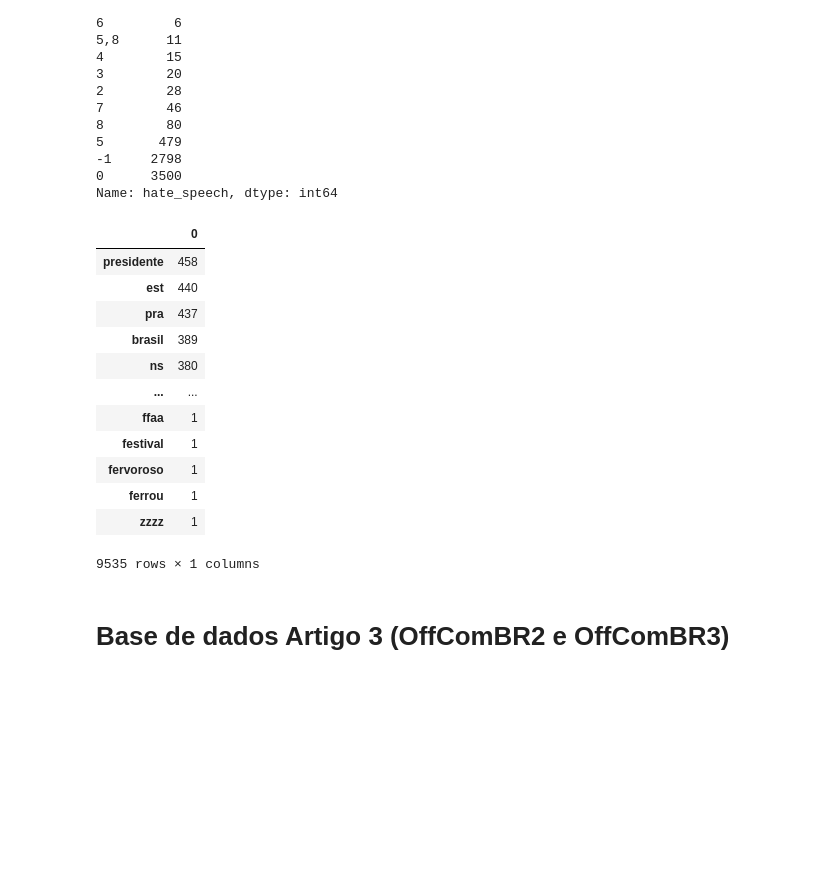
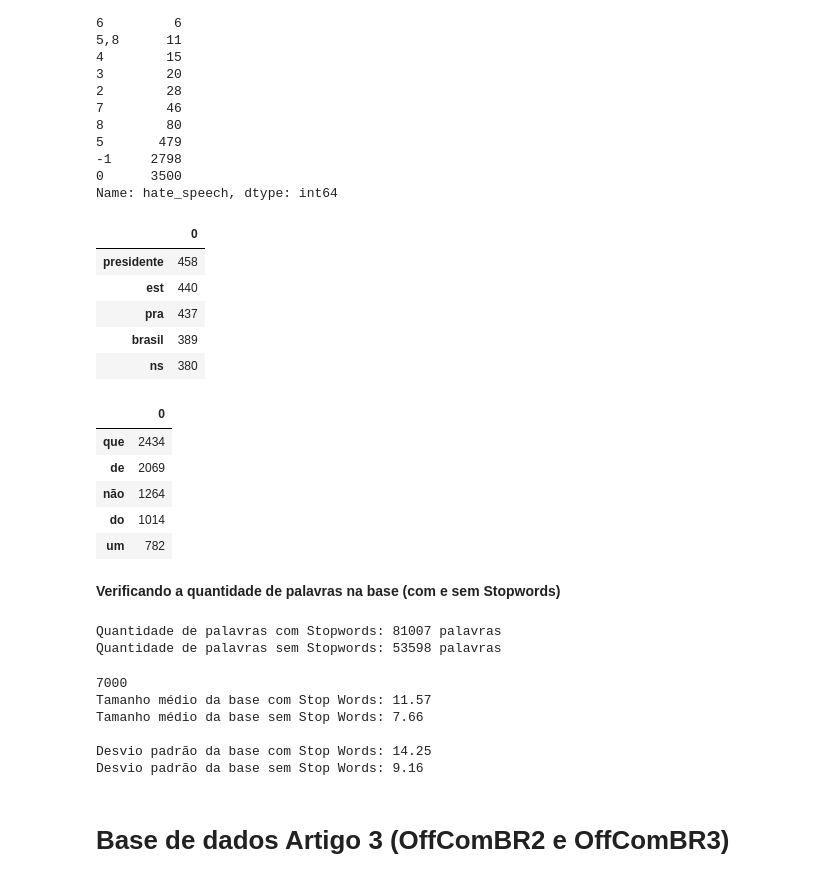
Before and after one commit to GGMmattos/GGMmattos, a Jupyter notebook: PIC_Construção_de_modelos_de_detecção_automática_de_linguagem_ofensiva_e_ou_de_ódio_em_língua_portuguesa_.ipynb, the cells around one changed output. Cells and saved outputs as stored; diff of their text form; code cells hidden in the pictures; blank space fills up the shorter version.

```diff
--- a/PIC_Construção_de_modelos_de_detecção_automática_de_linguagem_ofensiva_e_ou_de_ódio_em_língua_portuguesa_.ipynb
+++ b/PIC_Construção_de_modelos_de_detecção_automática_de_linguagem_ofensiva_e_ou_de_ódio_em_língua_portuguesa_.ipynb
@@ -312,7 +334,6 @@ for words in base_hatebr ['instagram_comments']:
   only_latters =re.sub("[^a-zA-Z]", " ", words) # somente letras
   tokens = nltk.word_tokenize(only_latters) # tokenize the sentence
   lower_case = [l.lower() for l in tokens] # converter all letters to low case
-  stop = ['user', 'rt', 'https']
   filtered_result = list(filter(lambda l: l not in stop_words and  l not in stop, lower_case)) # Remove stopwords from the comments
   comments.append(' '.join(filtered_result))
 # %%
@@ -321,18 +342,11 @@ co = CountVectorizer(ngram_range=(1,1))
 count = co.fit_transform(comments)
 important_unigrams =pd.DataFrame(count.sum(axis=0), columns=co.get_feature_names()).T.sort_values(0, ascending = False)
 # %%
-important_unigrams
+important_unigrams[:5]
 # %% [output]
 |  | 0 |
 | presidente | 458 |
 | est | 440 |
 | pra | 437 |
 | brasil | 389 |
 | ns | 380 |
-| ... | ... |
-| ffaa | 1 |
-| festival | 1 |
-| fervoroso | 1 |
-| ferrou | 1 |
-| zzzz | 1 |
-9535 rows × 1 columns
@@ -339,3 +358,52 @@ important_unigrams
+# %%
+important_unigrams[:5]
+# %% [output]
+|  | 0 |
+| que | 2434 |
+| de | 2069 |
+| não | 1264 |
+| do | 1014 |
+| um | 782 |
+# %% [markdown]
+**Verificando a quantidade de palavras na base (com e sem Stopwords)**
+# %%
+lista_quantidade_palavras_base_hatebr_com_sw = []
+quantidade_palavras_com_sw = 0
+for texto in base_hatebr ['instagram_comments']:
+  palavras = texto.split(' ')
+  lista_quantidade_palavras_base_hatebr_com_sw.append(len(palavras))
+  quantidade_palavras_com_sw += len(palavras)
+
+lista_quantidade_palavras_base_hatebr_sem_sw = []
+quantidade_palavras_sem_sw = 0
+for texto in comments:
+  palavras = texto.split(' ')
+  lista_quantidade_palavras_base_hatebr_sem_sw.append(len(palavras))
+  quantidade_palavras_sem_sw += len(palavras)
+
+
+print(f'Quantidade de palavras com Stopwords: {quantidade_palavras_com_sw} palavras')
+print(f'Quantidade de palavras sem Stopwords: {quantidade_palavras_sem_sw} palavras')
+# %% [output]
+Quantidade de palavras com Stopwords: 81007 palavras
+Quantidade de palavras sem Stopwords: 53598 palavras
+# %%
+tam_base = len(base_hatebr ['instagram_comments'])
+
+print(tam_base)
+
+print(f'Tamanho médio da base com Stop Words: {round(quantidade_palavras_com_sw/tam_base, 2)} ')
+print(f'Tamanho médio da base sem Stop Words: {round(quantidade_palavras_sem_sw/tam_base, 2)} \n')
+
+print(f'Desvio padrão da base com Stop Words: {round(np.std(lista_quantidade_palavras_base_hatebr_com_sw),2)}')
+print(f'Desvio padrão da base sem Stop Words: {round(np.std(lista_quantidade_palavras_base_hatebr_sem_sw),2)}')
+# %% [output]
+7000
+Tamanho médio da base com Stop Words: 11.57
+Tamanho médio da base sem Stop Words: 7.66
+
+Desvio padrão da base com Stop Words: 14.25
+Desvio padrão da base sem Stop Words: 9.16
 # %% [markdown]
 # Base de dados Artigo 3 (OffComBR2 e OffComBR3)
 # %%
```
Also changed, not shown: parts of 43 cells of this notebook.
